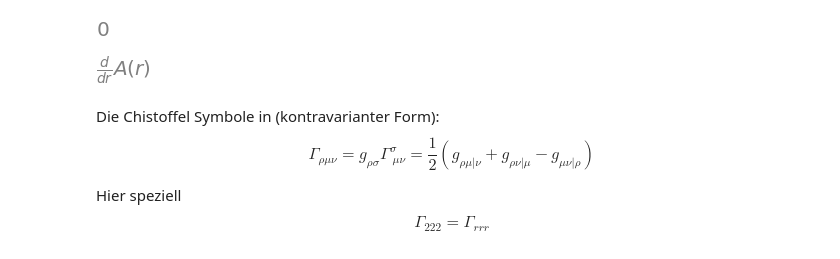
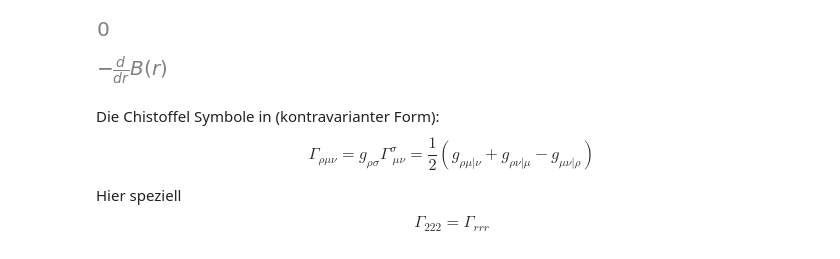
Before and after one commit to flxmschneider/gr, a Jupyter notebook: gr_basics.ipynb, the cells around one changed output. Saved outputs shown, nothing was run; the diff lists cells and outputs as text; code cells hidden in the pictures.

```diff
--- a/gr_basics.ipynb
+++ b/gr_basics.ipynb
@@ -40,9 +40,9 @@ g.partialD(1, 2, 2)
 # %% [output]
 [figure]
 # %%
-g(1,1).diff(x(-2))
+g(2,2).diff(x(-2))
 # %% [output]
-[figure, old version]
+[figure, new version]
 # %% [markdown]
 Die Chistoffel Symbole in (kontravarianter Form):
 $$ \Gamma_{\rho \mu \nu} = g_{\rho \sigma}\Gamma^{\sigma}_{\ \mu \nu} = \frac{1}{2}(g_{\rho \mu| \nu} + g_{\rho \nu| \mu} - g_{\mu \nu| \rho})$$
```
Also changed, not shown: 2 other files.
